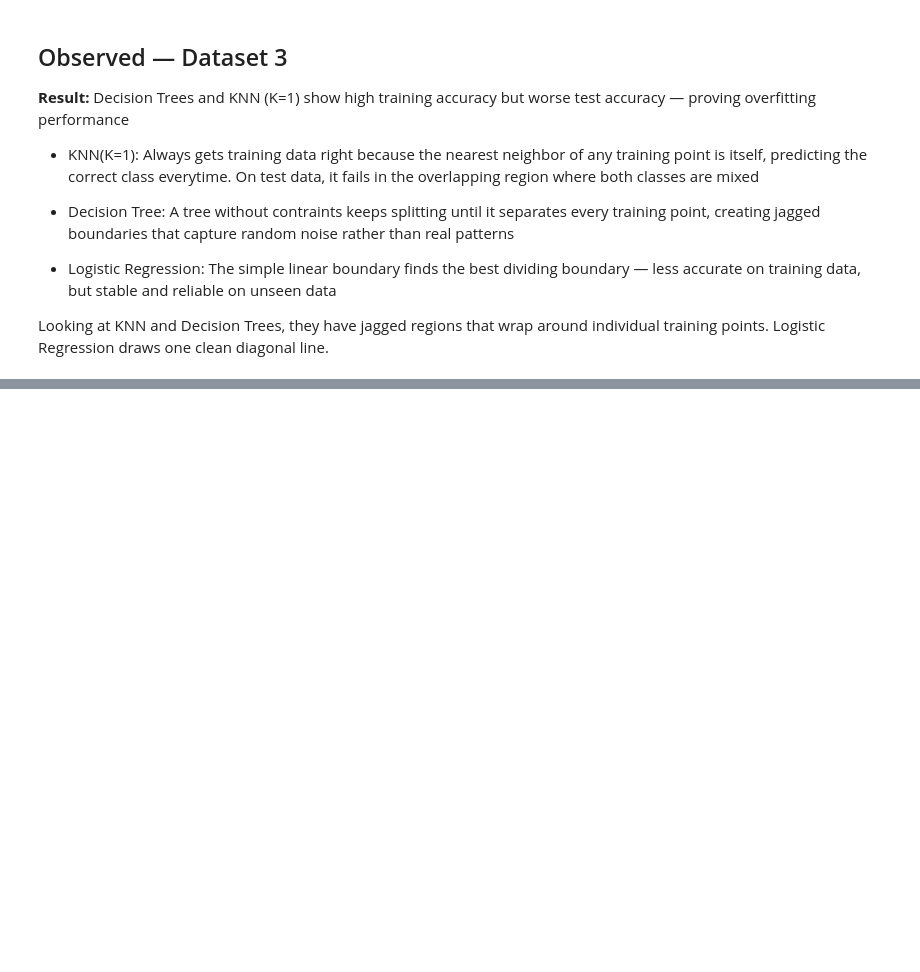
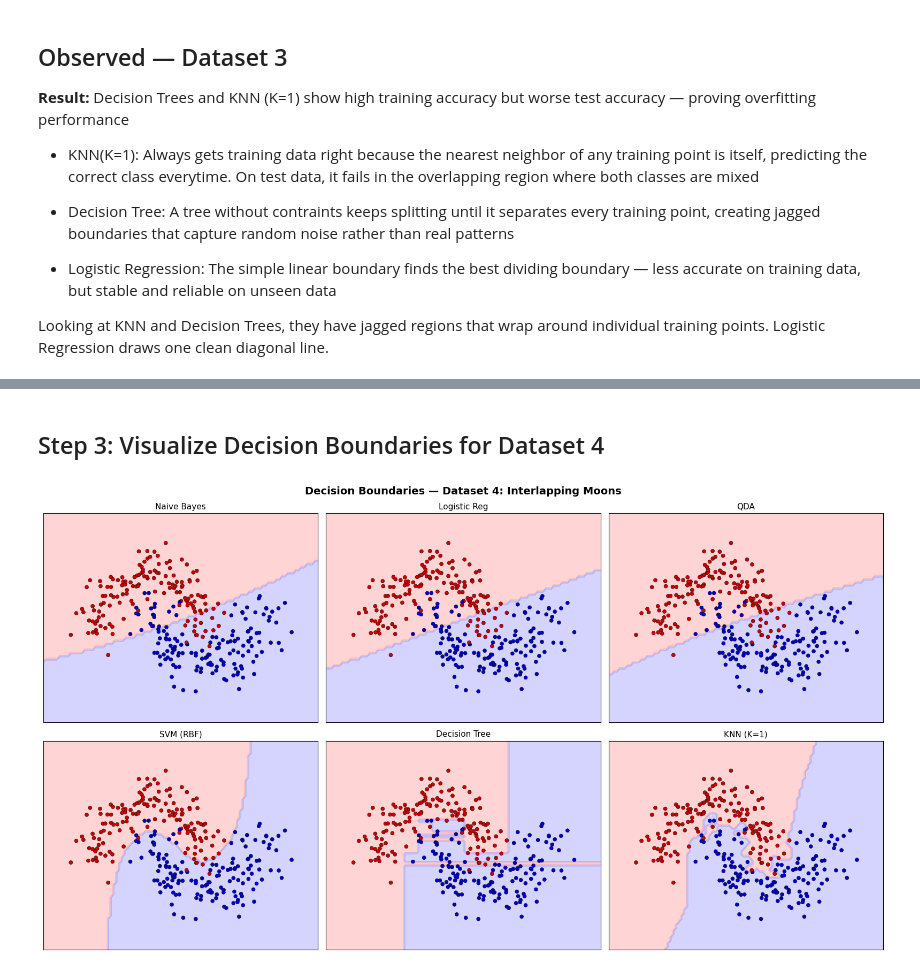
Before and after one commit to LishaRamon/applied-ml, a Jupyter notebook: HW3_Comparison_of_ML_Classification_Algorithms.ipynb, the cells around one changed output, grey strips where cells are left out. Saved outputs shown, nothing was run; the diff lists cells and outputs as text; code cells hidden in the pictures; blank space fills up the shorter version.

```diff
--- a/HW3_Comparison_of_ML_Classification_Algorithms.ipynb
+++ b/HW3_Comparison_of_ML_Classification_Algorithms.ipynb
@@ -453,0 +502,25 @@ Looking at KNN and Decision Trees, they have jagged regions that wrap around ind
+# %%
+clf4_fitted = {}
+
+for name, clf in get_classifiers().items():
+
+    #fit on training data only
+    clf.fit(X4_train, y4_train)
+
+    #predict on training data
+    y4_train_pred = clf.predict(X4_train)
+
+    #predict on test data
+    y4_test_pred = clf.predict(X4_test)
+
+    print(f"\n{'='*55}")
+    print(f'  Classifier: {name}')
+    print(f"{'='*55}")
+
+    print('\n>> Training evaluation (fit on train, predict on train):')
+    print(classification_report(y4_train, y4_train_pred, zero_division=0))
+
+    print('>> Testing evaluation (fit on train, predict on test):')
+    print(classification_report(y4_test, y4_test_pred, zero_division=0))
+
+    clf4_fitted[name] = clf
@@ -453,0 +545,6 @@ Looking at KNN and Decision Trees, they have jagged regions that wrap around ind
+# %% [markdown]
+## Step 3: Visualize Decision Boundaries for Dataset 4
+# %%
+plot_decision_boundaries(X4, y4, clf4_fitted, 'Dataset 4: Interlapping Moons')
+# %% [output]
+[figure, added]
```
Also changed, not shown: parts of 8 cells of this notebook.
